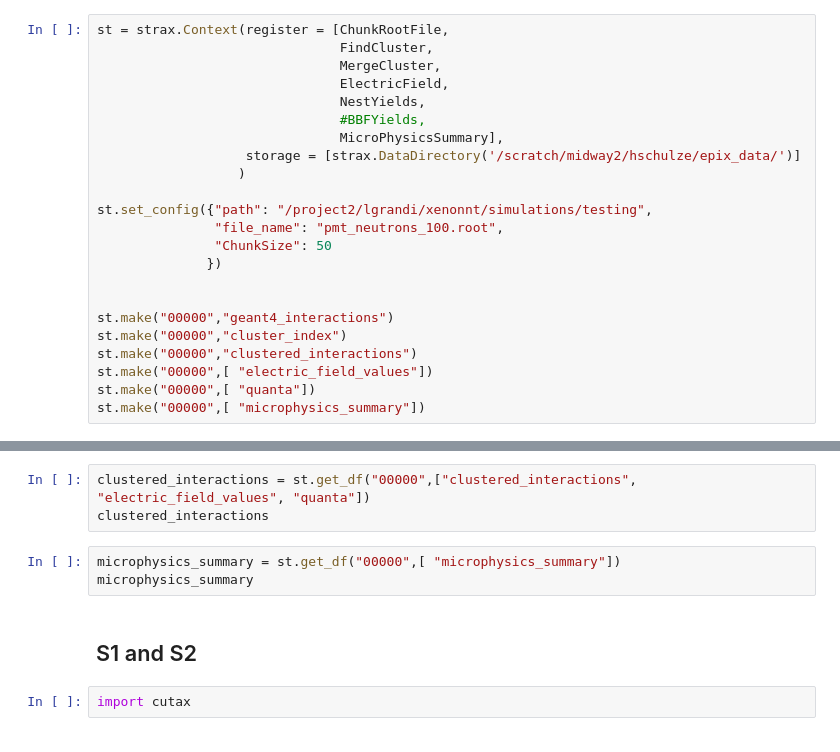
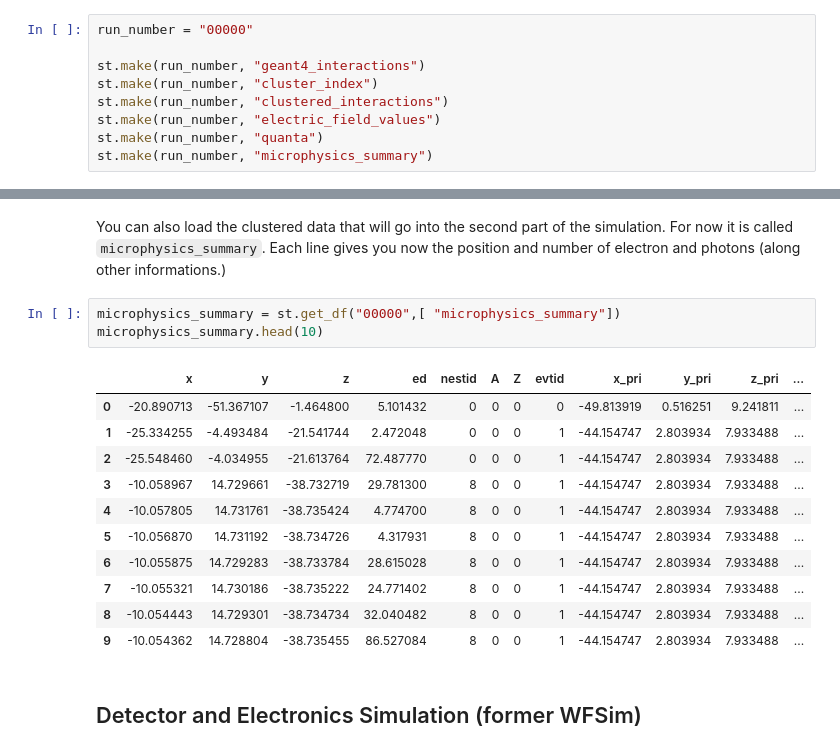
Before and after one commit to XENONnT/fuse, a Jupyter notebook: Notebooks/Simulation_Refactor.ipynb, the cells around one changed output, grey strips where cells are left out. Saved outputs shown, nothing was run; the diff lists cells and outputs as text.

```diff
--- a/Notebooks/Simulation_Refactor.ipynb
+++ b/Notebooks/Simulation_Refactor.ipynb
@@ -10,23 +48,9 @@ from XeSim.plugins.micro_physics.microphysics_summary import MicroPhysicsSummary
 # %%
-st = strax.Context(register = [ChunkRootFile,
-                               FindCluster,
-                               MergeCluster,
-                               ElectricField,
-                               NestYields,
-                               #BBFYields,
-                               MicroPhysicsSummary],
-                   storage = [strax.DataDirectory('/scratch/midway2/hschulze/epix_data/')]
-                  )
+run_number = "00000"
 
-st.set_config({"path": "/project2/lgrandi/xenonnt/simulations/testing",
-               "file_name": "pmt_neutrons_100.root",
-               "ChunkSize": 50
-              })
-
-
-st.make("00000","geant4_interactions")
-st.make("00000","cluster_index")
-st.make("00000","clustered_interactions")
-st.make("00000",[ "electric_field_values"])
-st.make("00000",[ "quanta"])
-st.make("00000",[ "microphysics_summary"])
+st.make(run_number, "geant4_interactions")
+st.make(run_number, "cluster_index")
+st.make(run_number, "clustered_interactions")
+st.make(run_number, "electric_field_values")
+st.make(run_number, "quanta")
+st.make(run_number, "microphysics_summary")
@@ -36,10 +74,19 @@ geant4_interactions
-# %%
-clustered_interactions = st.get_df("00000",["clustered_interactions", "electric_field_values", "quanta"])
-clustered_interactions
+# %% [markdown]
+You can also load the clustered data that will go into the second part of the simulation. For now it is called `microphysics_summary`. Each line gives you now the position and number of electron and photons (along other informations.)
 # %%
 microphysics_summary = st.get_df("00000",[ "microphysics_summary"])
-microphysics_summary
+microphysics_summary.head(10)
+# %% [output]
+|  | x | y | z | ed | nestid | A | Z | evtid | x_pri | y_pri | z_pri | ... |
+| 0 | -20.890713 | -51.367107 | -1.464800 | 5.101432 | 0 | 0 | 0 | 0 | -49.813919 | 0.516251 | 9.241811 | ... |
+| 1 | -25.334255 | -4.493484 | -21.541744 | 2.472048 | 0 | 0 | 0 | 1 | -44.154747 | 2.803934 | 7.933488 | ... |
+| 2 | -25.548460 | -4.034955 | -21.613764 | 72.487770 | 0 | 0 | 0 | 1 | -44.154747 | 2.803934 | 7.933488 | ... |
+| 3 | -10.058967 | 14.729661 | -38.732719 | 29.781300 | 8 | 0 | 0 | 1 | -44.154747 | 2.803934 | 7.933488 | ... |
+| 4 | -10.057805 | 14.731761 | -38.735424 | 4.774700 | 8 | 0 | 0 | 1 | -44.154747 | 2.803934 | 7.933488 | ... |
+| 5 | -10.056870 | 14.731192 | -38.734726 | 4.317931 | 8 | 0 | 0 | 1 | -44.154747 | 2.803934 | 7.933488 | ... |
+| 6 | -10.055875 | 14.729283 | -38.733784 | 28.615028 | 8 | 0 | 0 | 1 | -44.154747 | 2.803934 | 7.933488 | ... |
+| 7 | -10.055321 | 14.730186 | -38.735222 | 24.771402 | 8 | 0 | 0 | 1 | -44.154747 | 2.803934 | 7.933488 | ... |
+| 8 | -10.054443 | 14.729301 | -38.734734 | 32.040482 | 8 | 0 | 0 | 1 | -44.154747 | 2.803934 | 7.933488 | ... |
+| 9 | -10.054362 | 14.728804 | -38.735455 | 86.527084 | 8 | 0 | 0 | 1 | -44.154747 | 2.803934 | 7.933488 | ... |
 # %% [markdown]
-## S1 and S2
+## Detector and Electronics Simulation (former WFSim)
-# %%
-import cutax
```
Also changed, not shown: parts of 28 cells of this notebook, 24 other files.
